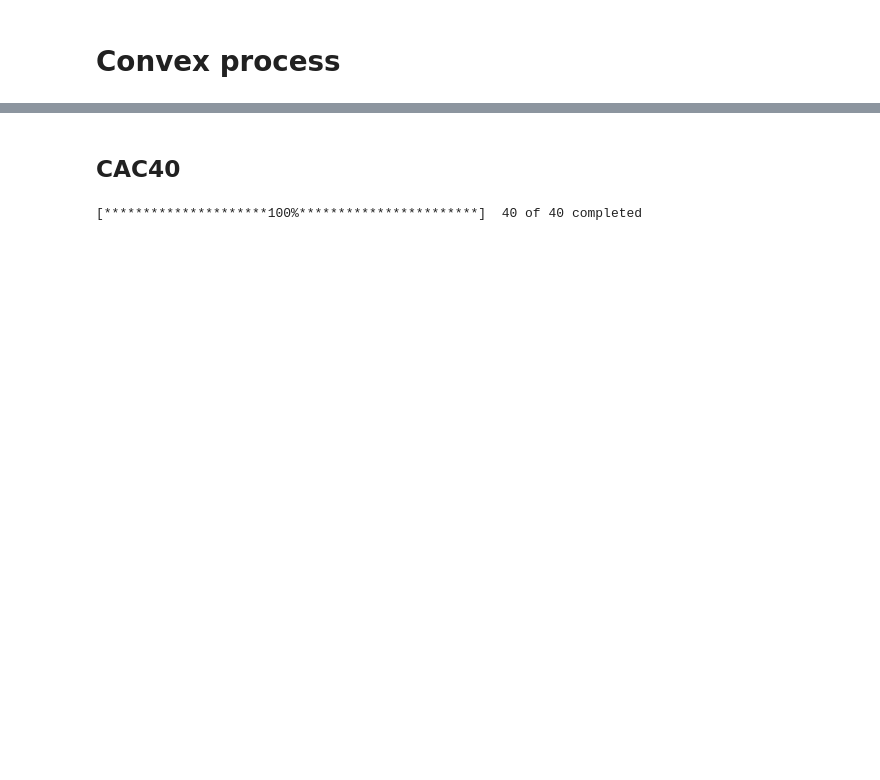
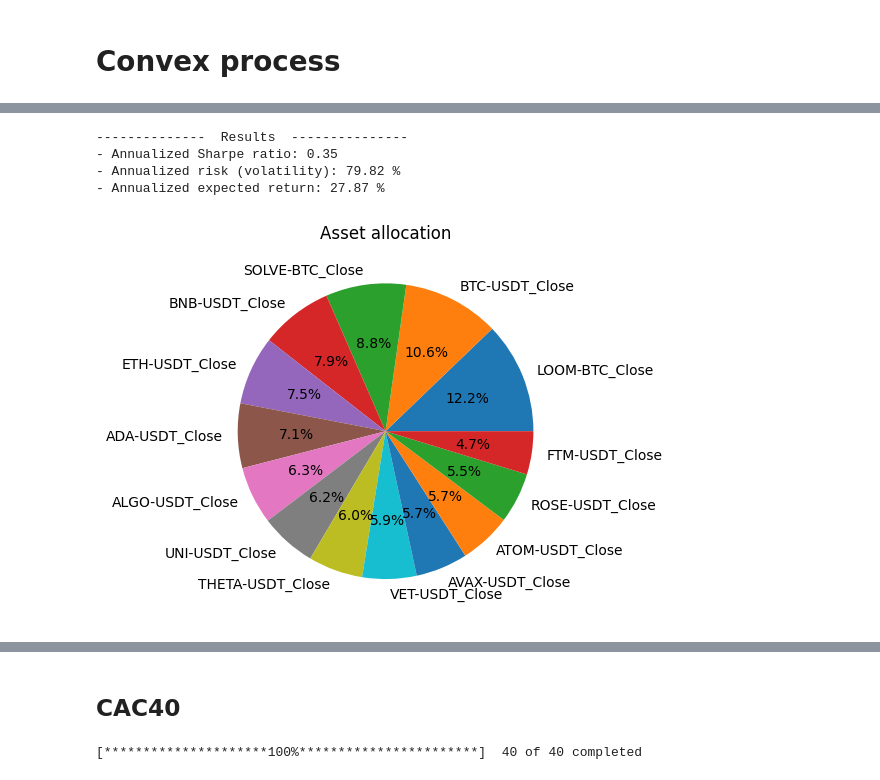
Before and after one commit to BaptisteZloch/Portfolio-construction-and-optimization, a Jupyter notebook: src/06_Portfolio_optimization.ipynb, the cells around one changed output, grey strips where cells are left out. Cells and saved outputs as stored; diff of their text form; code cells hidden in the pictures; blank space fills up the shorter version.

```diff
--- a/src/06_Portfolio_optimization.ipynb
+++ b/src/06_Portfolio_optimization.ipynb
@@ -124,3 +124,13 @@ ptf.get_allocation()
 [figure]
 |  | ADA-USDT_Close | ETH-USDT_Close | FTM-USDT_Close | ALGO-USDT_Close | VET-USDT_Close | BNB-USDT_Close | ... |
 | 0 | 2.796017e-16 | 0.2 | 0.2 | 9.990682e-17 | 0.0 | 0.2 | ... |
+# %%
+rp_ptf = RiskParityPortfolio(returns)
+rp_ptf.fit()
+rp_ptf.get_allocation()
+# %% [output]
+--------------  Results  ---------------
+- Annualized Sharpe ratio: 0.35
+- Annualized risk (volatility): 79.82 %
+- Annualized expected return: 27.87 %
+[figure, added]
```
Also changed, not shown: parts of 2 cells of this notebook.
